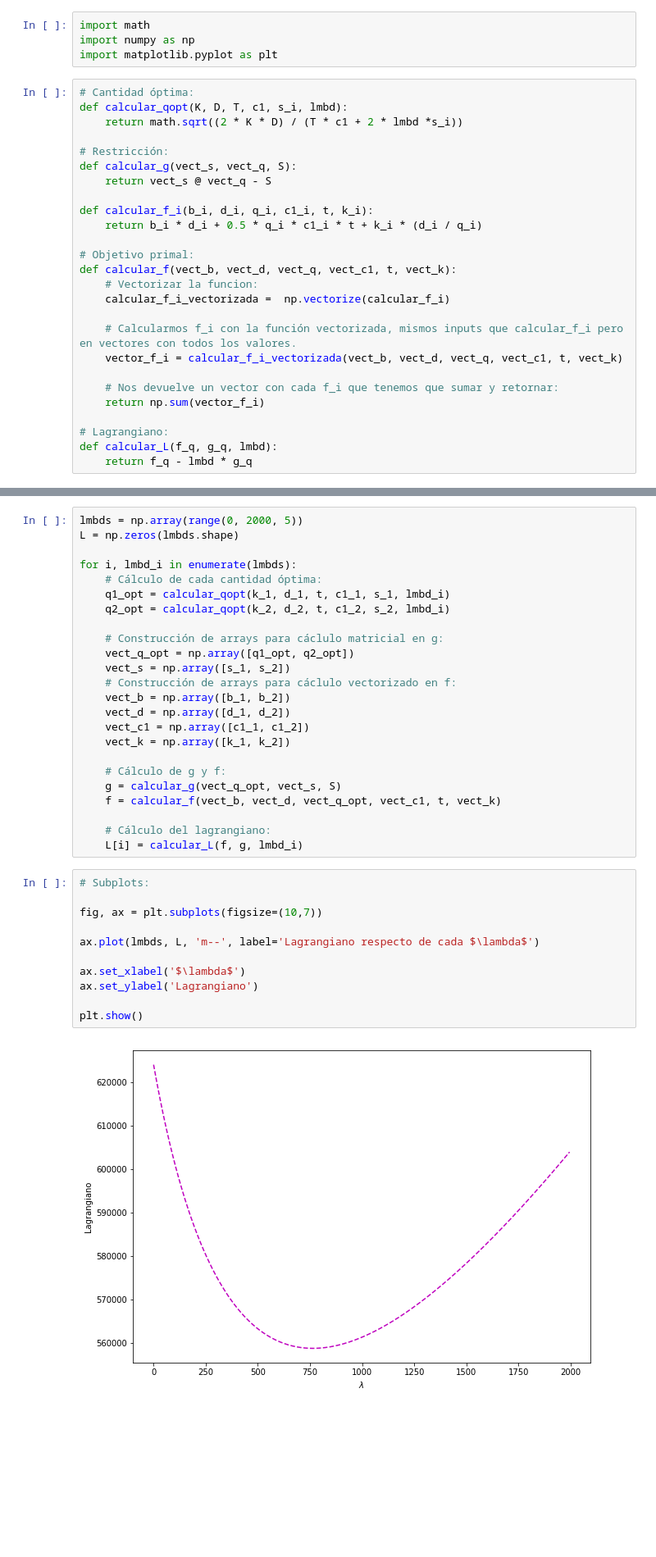
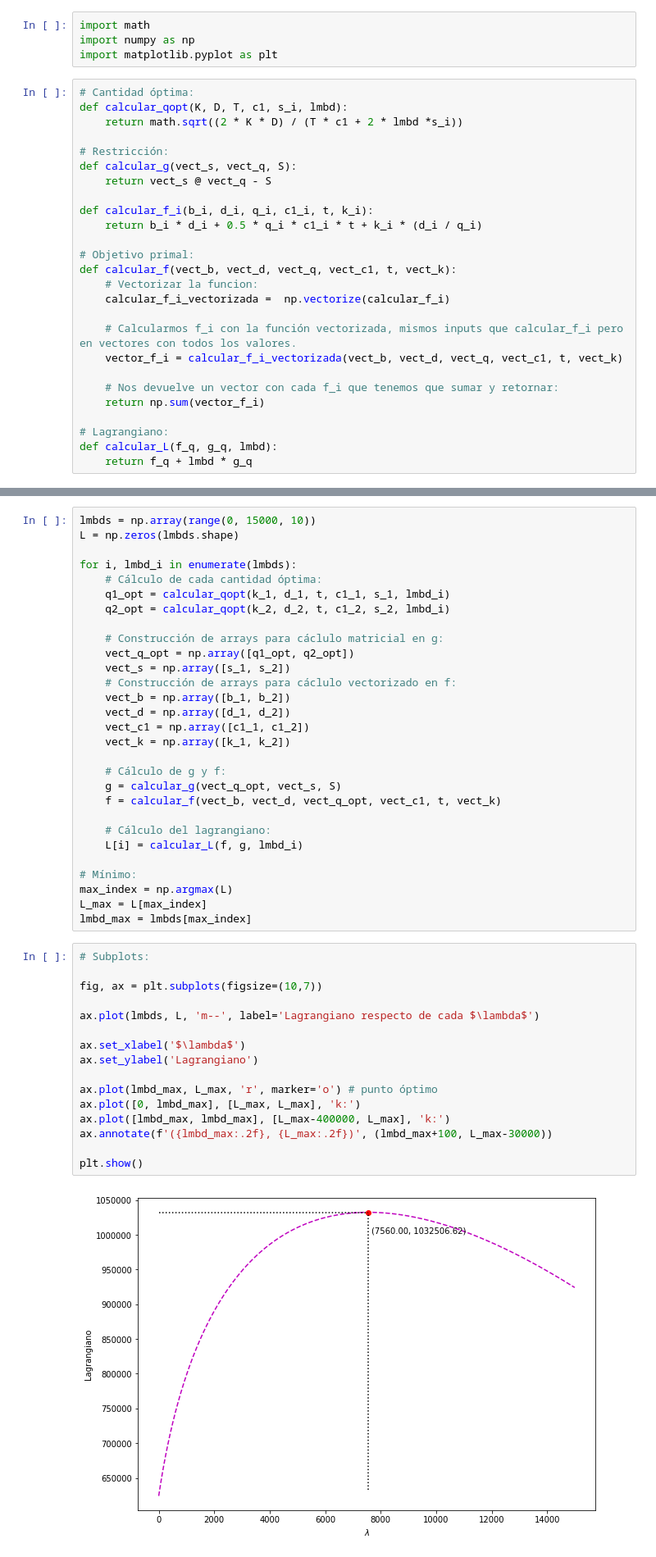
Before and after one commit to rmaranzana/investigacion_operativa, a Jupyter notebook: inventarios/restriccion_espacio.ipynb, the cells around one changed output, grey strips where cells are left out. Shown: that part at 82% size. Drawn from its saved outputs; the diff is of its cells as text; blank space fills up the shorter version.

```diff
--- a/inventarios/restriccion_espacio.ipynb
+++ b/inventarios/restriccion_espacio.ipynb
@@ -37,7 +37,7 @@ def calcular_f(vect_b, vect_d, vect_q, vect_c1, t, vect_k):
 
 # Lagrangiano:
 def calcular_L(f_q, g_q, lmbd):
-    return f_q - lmbd * g_q
+    return f_q + lmbd * g_q
 # %%
 # Ejemplo:
 S = 90
@@ -68,7 +68,7 @@ d_2 = demanda_2 # demanda
 c1_2 = b_2 * interes + (alquiler_2 * diasmes * 12) # costo unitario
 s_2 = 15
 # %%
-lmbds = np.array(range(0, 2000, 5))
+lmbds = np.array(range(0, 15000, 10))
 L = np.zeros(lmbds.shape)
 
 for i, lmbd_i in enumerate(lmbds):
@@ -91,16 +91,26 @@ for i, lmbd_i in enumerate(lmbds):
 
     # Cálculo del lagrangiano:
     L[i] = calcular_L(f, g, lmbd_i)
+
+# Mínimo:
+max_index = np.argmax(L)
+L_max = L[max_index]
+lmbd_max = lmbds[max_index]
 # %%
 # Subplots:
 
 fig, ax = plt.subplots(figsize=(10,7))
 
 ax.plot(lmbds, L, 'm--', label='Lagrangiano respecto de cada $\lambda$')
 
 ax.set_xlabel('$\lambda$')
 ax.set_ylabel('Lagrangiano')
 
+ax.plot(lmbd_max, L_max, 'r', marker='o') # punto óptimo
+ax.plot([0, lmbd_max], [L_max, L_max], 'k:')
+ax.plot([lmbd_max, lmbd_max], [L_max-400000, L_max], 'k:')
+ax.annotate(f'({lmbd_max:.2f}, {L_max:.2f})', (lmbd_max+100, L_max-30000))
+
 plt.show()
 # %% [output]
-[figure, old version]
+[figure, new version]
```
Also changed, not shown: parts of 2 cells of this notebook.
